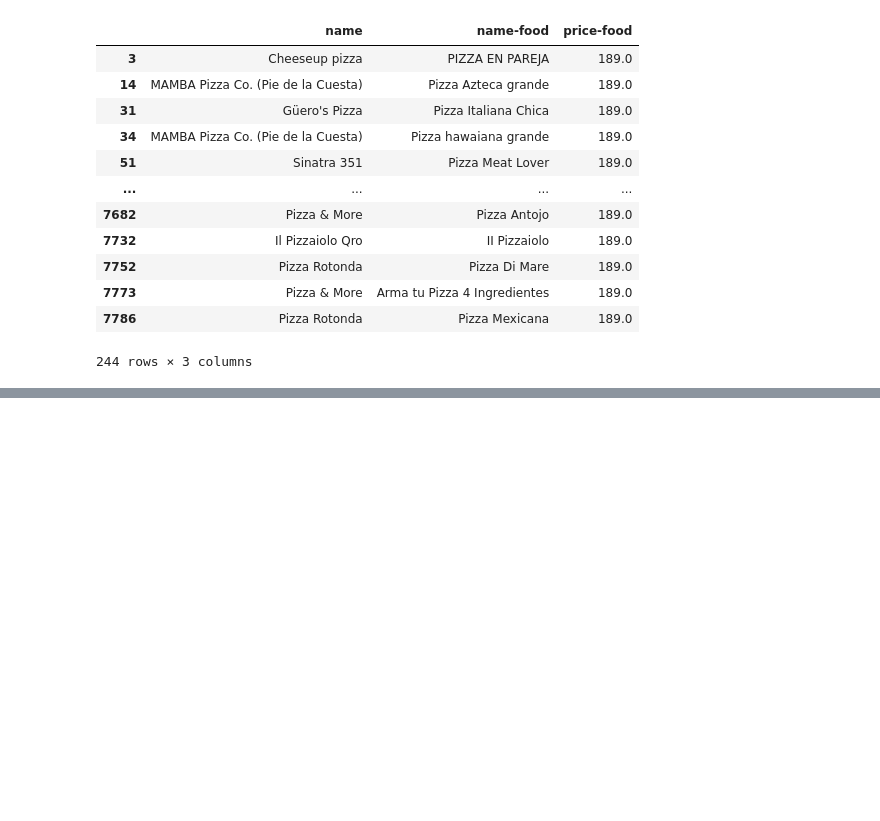
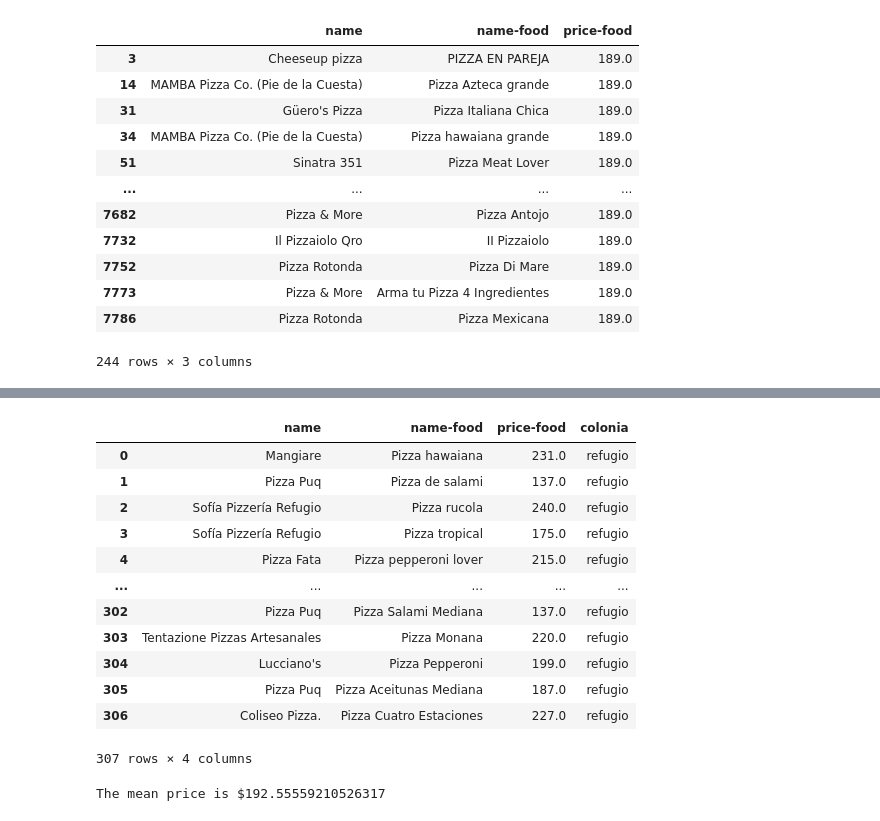
Before and after one commit to DaiNisRangel/my_first_jupyter, a Jupyter notebook: Pizzas proyecto/PizzaProject-NewVersion.ipynb, the cells around one changed output, grey strips where cells are left out. Drawn from its saved outputs; the diff is of its cells as text; code cells hidden in the pictures; blank space fills up the shorter version.

```diff
--- a/Pizzas proyecto/PizzaProject-NewVersion.ipynb
+++ b/Pizzas proyecto/PizzaProject-NewVersion.ipynb
@@ -205,0 +222,24 @@ plt.show()
+# %%
+# Get all "refugio" dataframes
+dfRefugio = dfPizzas[dfPizzas['colonia'].str.contains("refugio", na=False, case=False)]
+dfRefugio.reset_index(drop=True, inplace=True)
+dfRefugio.loc[:,['name','name-food','price-food','colonia']]
+# %% [output]
+|  | name | name-food | price-food | colonia |
+| 0 | Mangiare | Pizza hawaiana | 231.0 | refugio |
+| 1 | Pizza Puq | Pizza de salami | 137.0 | refugio |
+| 2 | Sofía Pizzería Refugio | Pizza rucola | 240.0 | refugio |
+| 3 | Sofía Pizzería Refugio | Pizza tropical | 175.0 | refugio |
+| 4 | Pizza Fata | Pizza pepperoni lover | 215.0 | refugio |
+| ... | ... | ... | ... | ... |
+| 302 | Pizza Puq | Pizza Salami Mediana | 137.0 | refugio |
+| 303 | Tentazione Pizzas Artesanales | Pizza Monana | 220.0 | refugio |
+| 304 | Lucciano's | Pizza Pepperoni | 199.0 | refugio |
+| 305 | Pizza Puq | Pizza Aceitunas Mediana | 187.0 | refugio |
+| 306 | Coliseo Pizza. | Pizza Cuatro Estaciones | 227.0 | refugio |
+307 rows × 4 columns
+# %%
+meanPizzaRe = dfRefugio['price-food'].mean()
+print(f'The mean price is ${meanPizzaRe}')
+# %% [output]
+The mean price is $192.55559210526317
```
Also changed, not shown: parts of 30 cells of this notebook, 20 other files.
